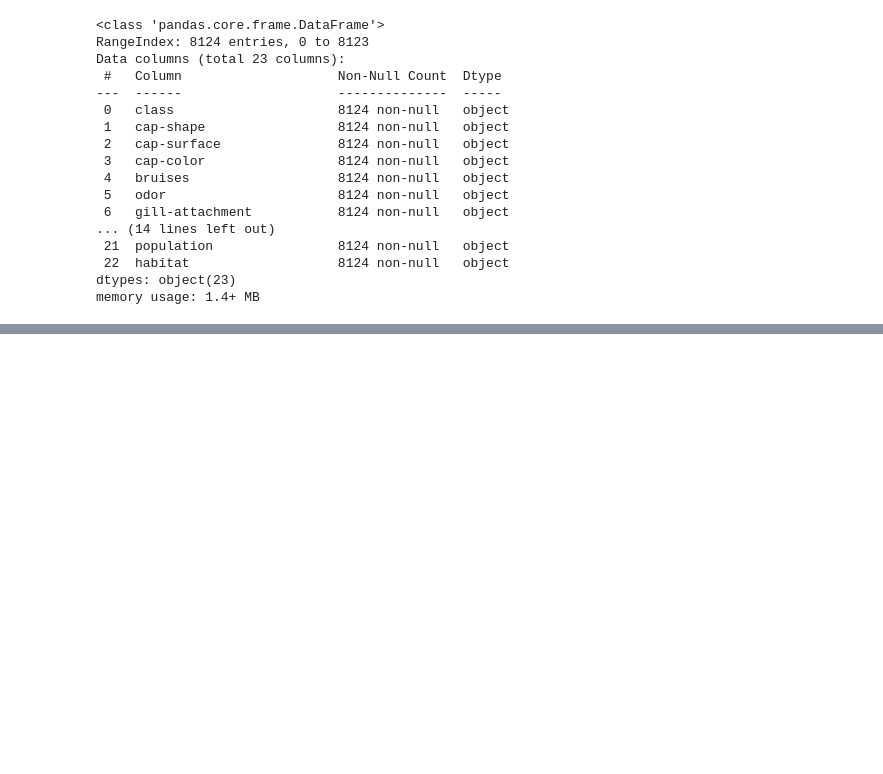
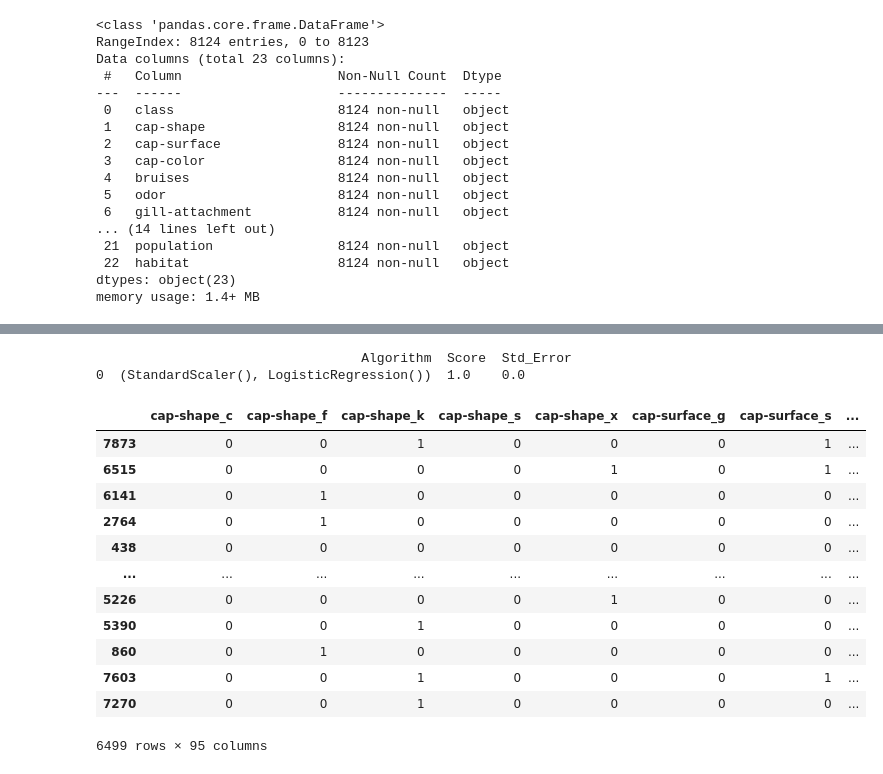
Before and after one commit to malfaroe/Framework, a Jupyter notebook: datasets/mushrooms/Untitled.ipynb, the cells around one changed output, grey strips where cells are left out. Cells and saved outputs as stored; diff of their text form; code cells hidden in the pictures; blank space fills up the shorter version.

```diff
--- a/datasets/mushrooms/Untitled.ipynb
+++ b/datasets/mushrooms/Untitled.ipynb
@@ -111,0 +108,6 @@ dtype: int64
+# %%
+lr = LogisticRegression()
+pipe = make_pipeline(StandardScaler(),lr)
+pipe.fit(X_train, y_train)
+print("Baseline accuracy:", accuracy_score(y_train, pipe.predict(X_train)))
+print("Test accuracy:", accuracy_score(y_val, pipe.predict(X_val)))
@@ -111,0 +150,21 @@ dtype: int64
+# %%
+run_cv(models = [pipe], X = X_train, y = y_train)
+# %% [output]
+                                  Algorithm  Score  Std_Error
+0  (StandardScaler(), LogisticRegression())  1.0    0.0
+# %%
+X_train
+# %% [output]
+|  | cap-shape_c | cap-shape_f | cap-shape_k | cap-shape_s | cap-shape_x | cap-surface_g | cap-surface_s | ... |
+| 7873 | 0 | 0 | 1 | 0 | 0 | 0 | 1 | ... |
+| 6515 | 0 | 0 | 0 | 0 | 1 | 0 | 1 | ... |
+| 6141 | 0 | 1 | 0 | 0 | 0 | 0 | 0 | ... |
+| 2764 | 0 | 1 | 0 | 0 | 0 | 0 | 0 | ... |
+| 438 | 0 | 0 | 0 | 0 | 0 | 0 | 0 | ... |
+| ... | ... | ... | ... | ... | ... | ... | ... | ... |
+| 5226 | 0 | 0 | 0 | 0 | 1 | 0 | 0 | ... |
+| 5390 | 0 | 0 | 1 | 0 | 0 | 0 | 0 | ... |
+| 860 | 0 | 1 | 0 | 0 | 0 | 0 | 0 | ... |
+| 7603 | 0 | 0 | 1 | 0 | 0 | 0 | 1 | ... |
+| 7270 | 0 | 0 | 1 | 0 | 0 | 0 | 0 | ... |
+6499 rows × 95 columns
```
Also changed, not shown: parts of 15 cells of this notebook, 37 other files.
